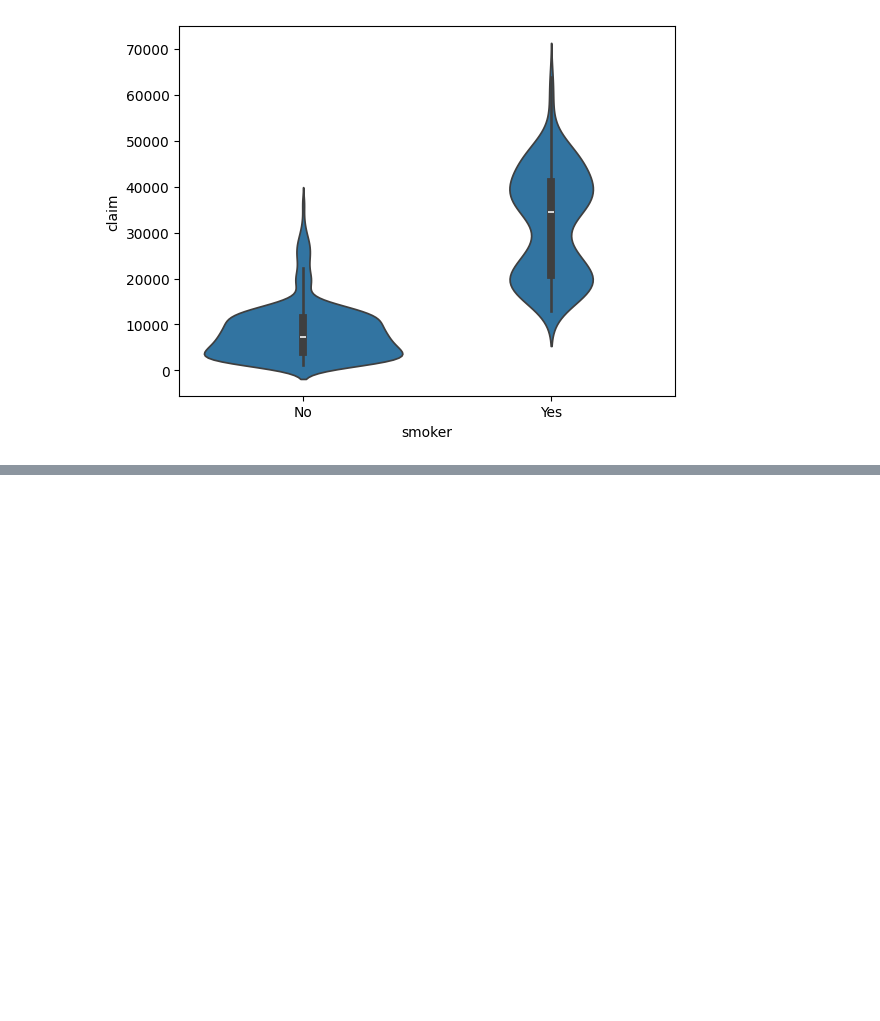
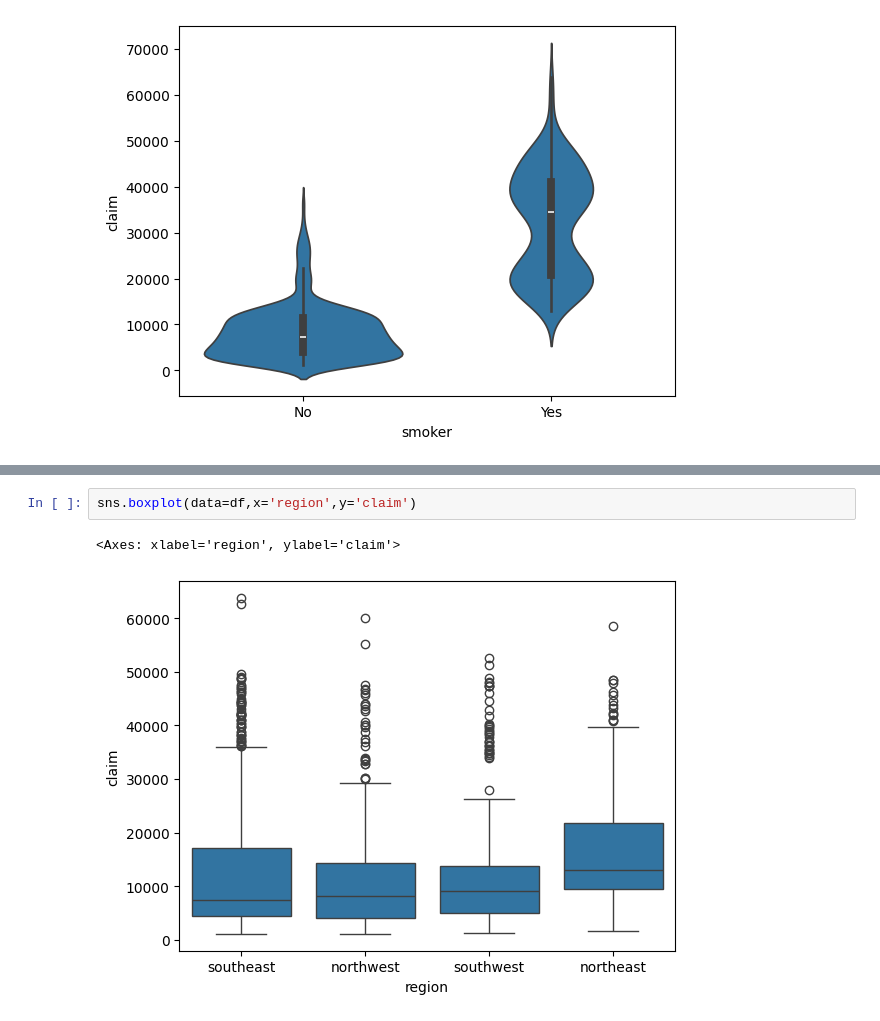
Before and after one commit to ronit-6464/INSURANCE-DATASET-EDA, a Jupyter notebook: EDA NOTEBOOK ON INSURANCE DATASET.ipynb, the cells around one changed output, grey strips where cells are left out. Saved outputs shown, nothing was run; the diff lists cells and outputs as text; blank space fills up the shorter version.

Commit message:
analysis between region and claim

```diff
--- a/EDA NOTEBOOK ON INSURANCE DATASET.ipynb
+++ b/EDA NOTEBOOK ON INSURANCE DATASET.ipynb
@@ -462,0 +466,5 @@ sns.violinplot(data=df,x='smoker',y='claim')
+# %%
+sns.boxplot(data=df,x='region',y='claim')
+# %% [output]
+<Axes: xlabel='region', ylabel='claim'>
+[figure, added]
```
Also changed, not shown: parts of 2 cells of this notebook.
